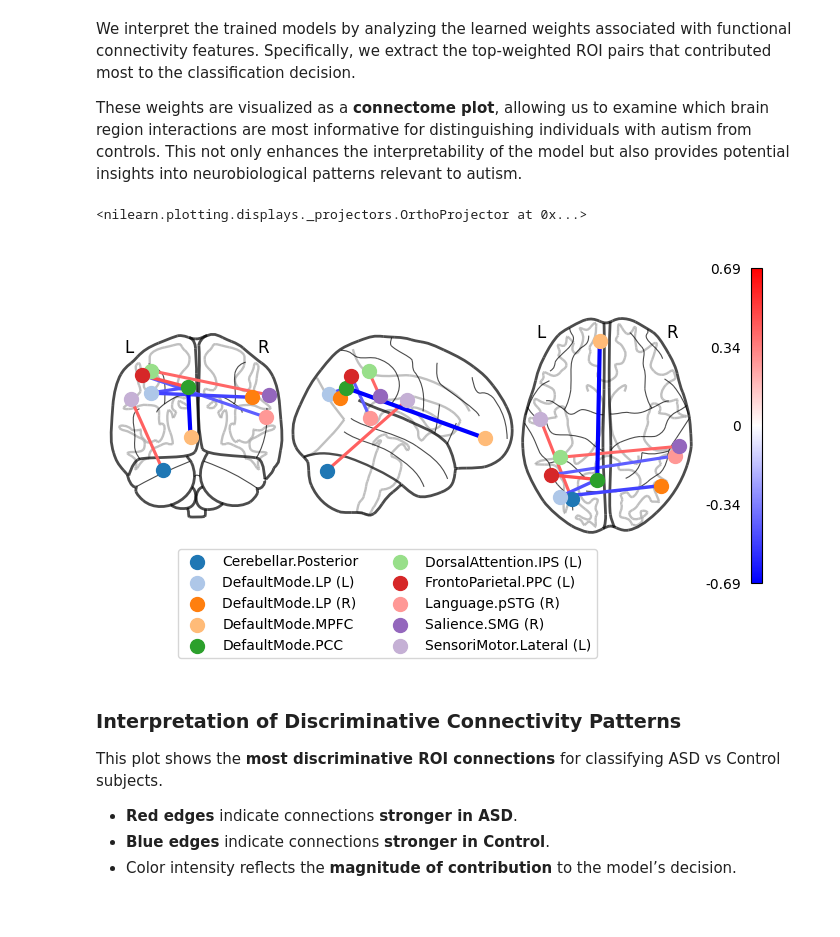
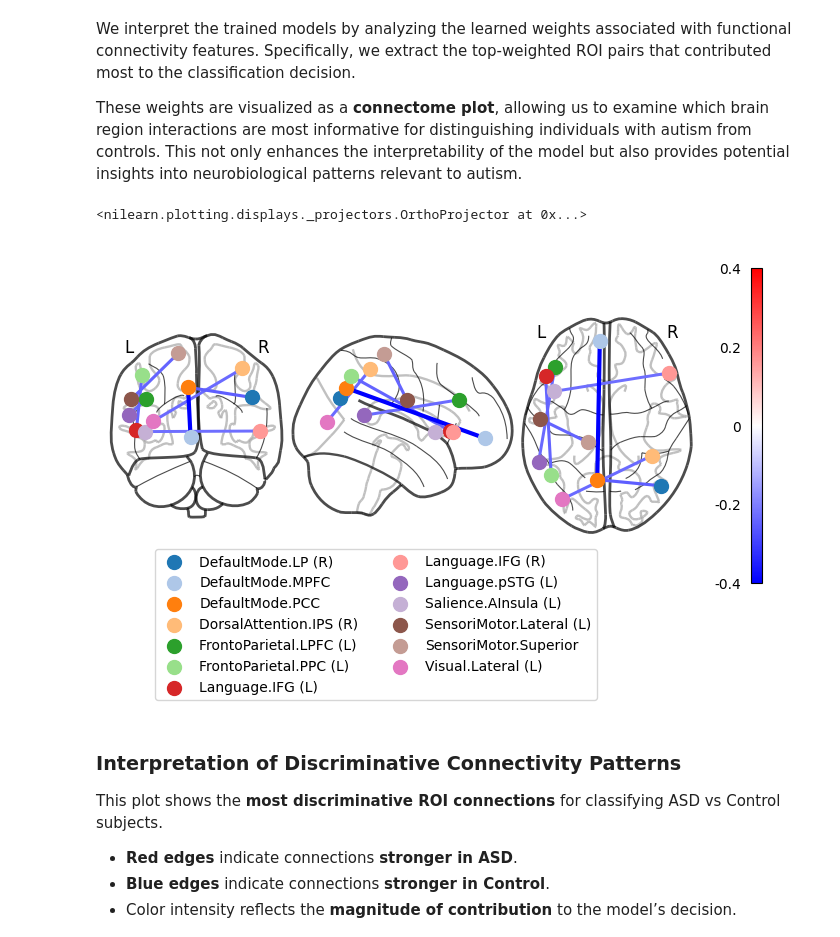
Before and after one commit to pykale/mmai-tutorials, a Jupyter notebook: tutorials/brain-disorder-diagnosis/notebook.ipynb, the cells around one changed output. Cells and saved outputs as stored; diff of their text form; code cells hidden in the pictures; blank space fills up the shorter version.

Commit message:
include top_k_site args, parse_param_grid function, select coef from best model, and pyg wheel during pip install

```diff
--- a/tutorials/brain-disorder-diagnosis/notebook.ipynb
+++ b/tutorials/brain-disorder-diagnosis/notebook.ipynb
@@ -136,6 +138,9 @@ In this tutorial, we focus on the following preprocessing options:
 from data import load_data
 
 fc, phenotypes, rois, coords = load_data(
-    cfg.DATASET.PATH, cfg.DATASET.ATLAS, cfg.DATASET.FC
+    cfg.DATASET.PATH,
+    cfg.DATASET.ATLAS,
+    cfg.DATASET.FC,
+    top_k_sites=cfg.DATASET.TOP_K_SITES,
 )
 # %% [output]
@@ -302,17 +307,21 @@ We also specify the hyperparameter search strategy and other training parameters
 from sklearn.base import clone
 from kale.pipeline.multi_domain_adapter import AutoMIDAClassificationTrainer as Trainer
 
+from parsing import parse_param_grid
+
 # Configuration with cv and random_state/seed included
-trainer_cfg = {k.lower(): v for k, v in cfg.TRAINER.items()}
+trainer_cfg = {k.lower(): v for k, v in cfg.TRAINER.items() if k != "PARAM_GRID"}
 trainer_cfg = {**trainer_cfg, "cv": cv, "random_state": cfg.RANDOM_STATE}
 
 # Initialize dictionary for different trainers
 trainers = {}
 
 # Create a baseline trainer without domain adaptation (MIDA disabled)
-trainers["baseline"] = Trainer(use_mida=False, **trainer_cfg)
+param_grid = parse_param_grid(cfg.TRAINER.PARAM_GRID, "domain_adapter")
+trainers["baseline"] = Trainer(use_mida=False, param_grid=param_grid, **trainer_cfg)
 
 # Create a trainer with MIDA enabled, using site labels as domain adaptation factors
+param_grid = parse_param_grid(cfg.TRAINER.PARAM_GRID)
 trainers["site_only"] = Trainer(use_mida=True, **trainer_cfg)
 
 # Clone the 'site_only' trainer to create 'all_phenotypes' trainer
@@ -372,30 +381,33 @@ These weights are visualized as a **connectome plot**, allowing us to examine wh
 # %%
 import numpy as np
 from kale.interpret.visualize import visualize_connectome
 
+
+# Fetch model with best performance
+best_model = max(cv_results, key=lambda m: trainers[m].best_score_)
 # Fetch coefficients to visualize feature importance
-coef = trainers["site_only"].coef_.ravel()
+coef = trainers[best_model].coef_.ravel()
 # check if coef != features, assumes augmented features with phenotypes/sites
 if coef.shape[0] != fc.shape[1]:
     coef, _ = np.split(coef, [fc.shape[1]])
 
 # Visualize the coefficients as a connectome plot
 proj = visualize_connectome(
-    trainers["baseline"].coef_.ravel(),
+    coef,
     rois,
     coords,
-    0.015,  # Take top 1.5% of connections
+    1.5 / 100,  # Take top 1.5% of connections
     legend_params={
         "bbox_to_anchor": (2.75, -0.1),  # Align legend outside the plot
         "ncol": 2,
     },
 )
 
 # Display the resulting connectome plot
 display(proj)
 # %% [output]
 <nilearn.plotting.displays._projectors.OrthoProjector at 0x...>
-[figure, old version]
+[figure, new version]
 # %% [markdown]
 ### Interpretation of Discriminative Connectivity Patterns
 
```
Also changed, not shown: parts of 4 cells of this notebook.
